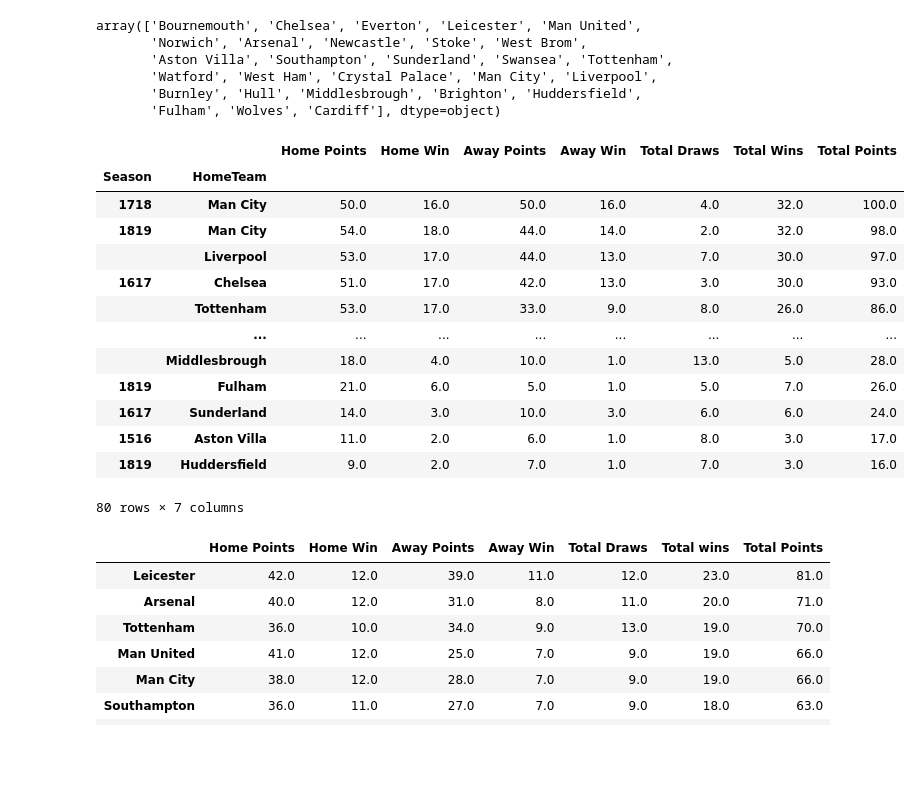
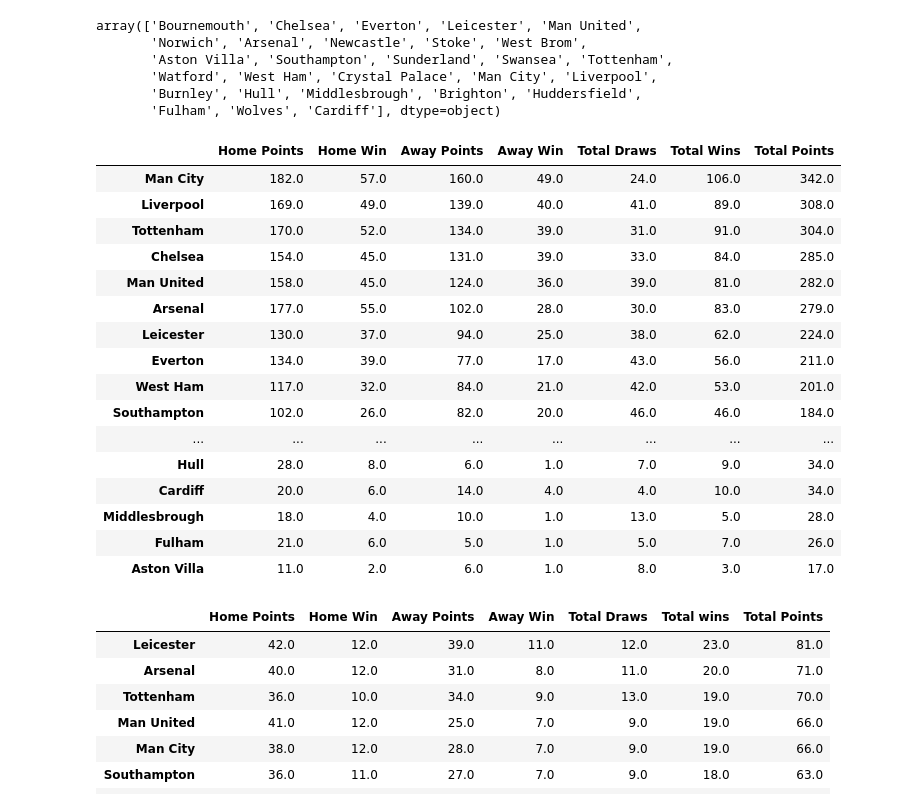
Before and after one commit to ethomps33/Premier_League_Sports_Analysis, a Jupyter notebook: Untitled.ipynb, the cells around one changed output. Drawn from its saved outputs; the diff is of its cells as text; code cells hidden in the pictures; blank space fills up the shorter version.

Commit message:
Trying to group all season data by team and by season

```diff
--- a/Untitled.ipynb
+++ b/Untitled.ipynb
@@ -163,32 +163,36 @@ array(['Bournemouth', 'Chelsea', 'Everton', 'Leicester', 'Man United',
        'Burnley', 'Hull', 'Middlesbrough', 'Brighton', 'Huddersfield',
        'Fulham', 'Wolves', 'Cardiff'], dtype=object)
 # %%
-home_wins = all_data_df.groupby(['Season','HomeTeam'])['Home Points' ,'Home Win', 'Draw'].sum()
-away_wins = all_data_df.groupby(['Season','AwayTeam'])['Away Points' ,'Away Win', 'Draw'].sum()
+home_wins = all_data_df.groupby('HomeTeam')['Home Points' ,'Home Win', 'Draw'].sum()
+away_wins = all_data_df.groupby('AwayTeam')['Away Points' ,'Away Win', 'Draw'].sum()
 away_wins = away_wins.rename(columns={'Draw': 'Away Draws'})
 wins= pd.concat([home_wins,away_wins], axis=1)
+#wins = wins.groupby('Season')
 
 wins['Total Draws'] = wins['Draw'] + wins['Away Draws']
 wins['Total Wins'] = wins['Home Win'] + wins['Away Win']
 wins['Total Points'] = wins['Home Points'] + wins['Away Points']
 wins.sort_values('Total Points',ascending=False, inplace=True)
 wins = wins.drop(['Draw', 'Away Draws'], axis=1)
 wins
 # %% [output]
-|  |  | Home Points | Home Win | Away Points | Away Win | Total Draws | Total Wins | Total Points |
-| Season | HomeTeam |  |  |  |  |  |  |  |
-| 1718 | Man City | 50.0 | 16.0 | 50.0 | 16.0 | 4.0 | 32.0 | 100.0 |
-| 1819 | Man City | 54.0 | 18.0 | 44.0 | 14.0 | 2.0 | 32.0 | 98.0 |
-|  | Liverpool | 53.0 | 17.0 | 44.0 | 13.0 | 7.0 | 30.0 | 97.0 |
-| 1617 | Chelsea | 51.0 | 17.0 | 42.0 | 13.0 | 3.0 | 30.0 | 93.0 |
-|  | Tottenham | 53.0 | 17.0 | 33.0 | 9.0 | 8.0 | 26.0 | 86.0 |
-|  | ... | ... | ... | ... | ... | ... | ... | ... |
-|  | Middlesbrough | 18.0 | 4.0 | 10.0 | 1.0 | 13.0 | 5.0 | 28.0 |
-| 1819 | Fulham | 21.0 | 6.0 | 5.0 | 1.0 | 5.0 | 7.0 | 26.0 |
-| 1617 | Sunderland | 14.0 | 3.0 | 10.0 | 3.0 | 6.0 | 6.0 | 24.0 |
-| 1516 | Aston Villa | 11.0 | 2.0 | 6.0 | 1.0 | 8.0 | 3.0 | 17.0 |
-| 1819 | Huddersfield | 9.0 | 2.0 | 7.0 | 1.0 | 7.0 | 3.0 | 16.0 |
+|  | Home Points | Home Win | Away Points | Away Win | Total Draws | Total Wins | Total Points |
+| Man City | 182.0 | 57.0 | 160.0 | 49.0 | 24.0 | 106.0 | 342.0 |
+| Liverpool | 169.0 | 49.0 | 139.0 | 40.0 | 41.0 | 89.0 | 308.0 |
+| Tottenham | 170.0 | 52.0 | 134.0 | 39.0 | 31.0 | 91.0 | 304.0 |
+| Chelsea | 154.0 | 45.0 | 131.0 | 39.0 | 33.0 | 84.0 | 285.0 |
+| Man United | 158.0 | 45.0 | 124.0 | 36.0 | 39.0 | 81.0 | 282.0 |
+| Arsenal | 177.0 | 55.0 | 102.0 | 28.0 | 30.0 | 83.0 | 279.0 |
+| Leicester | 130.0 | 37.0 | 94.0 | 25.0 | 38.0 | 62.0 | 224.0 |
+| Everton | 134.0 | 39.0 | 77.0 | 17.0 | 43.0 | 56.0 | 211.0 |
+| West Ham | 117.0 | 32.0 | 84.0 | 21.0 | 42.0 | 53.0 | 201.0 |
+| Southampton | 102.0 | 26.0 | 82.0 | 20.0 | 46.0 | 46.0 | 184.0 |
+| ... | ... | ... | ... | ... | ... | ... | ... |
+| Hull | 28.0 | 8.0 | 6.0 | 1.0 | 7.0 | 9.0 | 34.0 |
+| Cardiff | 20.0 | 6.0 | 14.0 | 4.0 | 4.0 | 10.0 | 34.0 |
+| Middlesbrough | 18.0 | 4.0 | 10.0 | 1.0 | 13.0 | 5.0 | 28.0 |
+| Fulham | 21.0 | 6.0 | 5.0 | 1.0 | 5.0 | 7.0 | 26.0 |
+| Aston Villa | 11.0 | 2.0 | 6.0 | 1.0 | 8.0 | 3.0 | 17.0 |
-80 rows × 7 columns
 # %%
 home16_wins = s16.groupby('HomeTeam')['Home Points' ,'Home Win', 'Draw'].sum()
 away16_wins = s16.groupby('AwayTeam')['Away Points' ,'Away Win', 'Draw'].sum()
```
